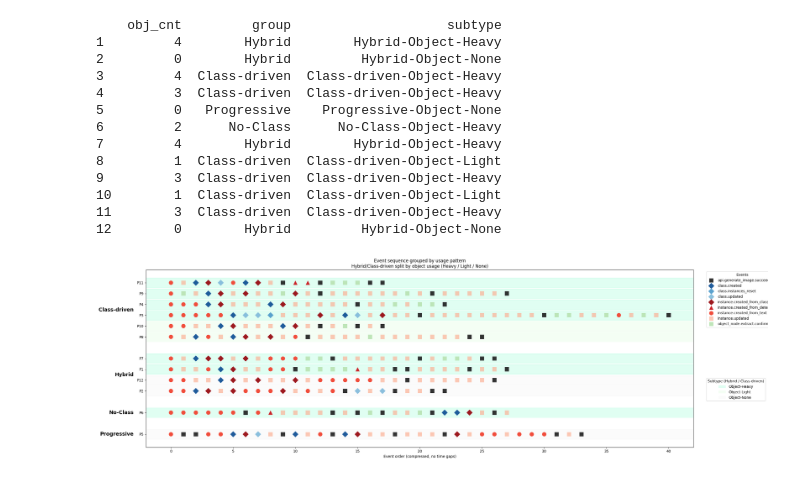
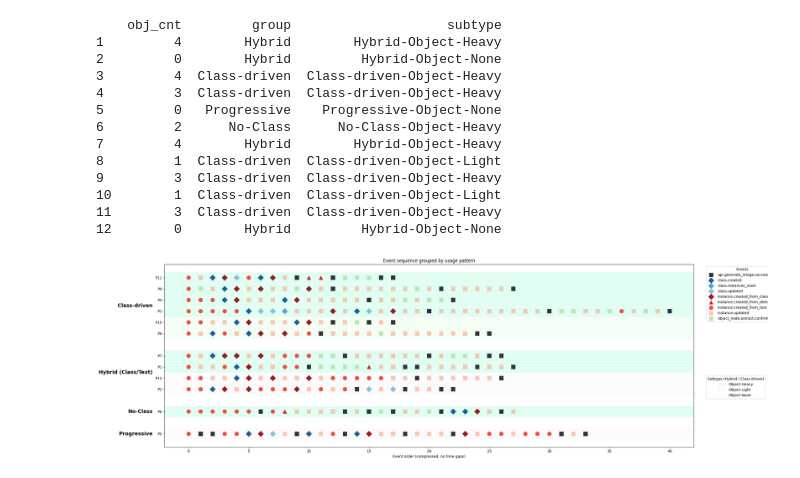
Before and after one commit to ZzeongB/OOPT_result, a Jupyter notebook: usage_pattern.ipynb, the cells around one changed output. Saved outputs shown, nothing was run; the diff lists cells and outputs as text; code cells hidden in the pictures.

```diff
--- a/usage_pattern.ipynb
+++ b/usage_pattern.ipynb
@@ -564,7 +564,7 @@ df['seq_idx'] = df.groupby('id_group').cumcount()
 # ────────────────────────────────────────────────────────────────────────────
 group_map = {
     3:'Class-driven',4:'Class-driven',8:'Class-driven',9:'Class-driven',10:'Class-driven',11:'Class-driven',
-    1:'Hybrid',2:'Hybrid',7:'Hybrid',12:'Hybrid',
+    1:'Hybrid (Class/Text)',2:'Hybrid (Class/Text)',7:'Hybrid (Class/Text)',12:'Hybrid (Class/Text)',
     5:'Progressive',6:'No-Class'
 }
 df['group'] = df['id_group'].map(group_map)
@@ -585,7 +585,7 @@ tmp = pd.DataFrame({
 subtype = {}
 for g, sub in tmp.groupby('group'):
     # No-Class는 서브타입 구분 안 함
-    if g not in ['Hybrid', 'Class-driven', 'No-Class', 'Progressive']:
+    if g not in ['Hybrid (Class/Text)' , 'Class-driven', 'No-Class', 'Progressive']:
         for pid in sub.index:
             subtype[pid] = f"{g}"
         continue
@@ -616,7 +616,7 @@ def style_for(ev):
 # ────────────────────────────────────────────────────────────────────────────
 # 4) y축 구성 (그룹 내부 정렬: Heavy → Light → None, 동률은 obj_cnt 내림차순 → id)
 # ────────────────────────────────────────────────────────────────────────────
-group_order = ['Class-driven', 'Hybrid', 'No-Class', 'Progressive']  # 원하는 순서
+group_order = ['Class-driven', 'Hybrid (Class/Text)', 'No-Class', 'Progressive']  # 원하는 순서
 group_order.reverse()
 
 # 서브타입 우선순위
@@ -685,32 +685,32 @@ for ev in event_types:
                c=[event_to_color[ev]]*m.sum(),
                marker=marker, s=140, alpha=aa,
                edgecolors=edge, linewidths=lw,
                label=ev if ev not in ax.get_legend_handles_labels()[1] else None)
 
 # (c) y축: 참가자
 ax.set_yticks(yticks)
 ax.set_yticklabels(ylabels)
 
 # (d) 왼쪽에 상위 그룹 라벨
 for g, cy in group_centers.items():
     ax.text(-3, cy, g, ha='right', va='center', fontsize=14, fontweight='bold')
 
 ax.set_xlabel("Event order (compressed, no time gaps)")
 # ax.set_ylabel("Participants (subtype in brackets)")
-ax.set_title("Event sequence grouped by usage pattern\nHybrid/Class-driven split by object usage (Heavy / Light / None)")
+ax.set_title("Event sequence grouped by usage pattern")
 
 # (e) 범례: 이벤트 + 서브타입
 event_legend = ax.legend(bbox_to_anchor=(1.02, 1), loc='upper left', title='Events')
 ax.add_artist(event_legend)
 
 sub_legend = [
     Patch(facecolor='mediumspringgreen', alpha=0.12, edgecolor='none', label='Object-Heavy'),
     Patch(facecolor='palegreen',       alpha=0.10, edgecolor='none', label='Object-Light'),
     Patch(facecolor='gainsboro',       alpha=0.10, edgecolor='none', label='Object-None'),
 ]
 ax.legend(handles=sub_legend, title='Subtype (Hybrid / Class-driven)', bbox_to_anchor=(1.02, 0.40), loc='upper left')
 
 plt.tight_layout()
 plt.show()
 # %% [output]
-[figure, old version]
+[figure, new version]
```
Also changed, not shown: parts of 5 cells of this notebook, 46 other files.
